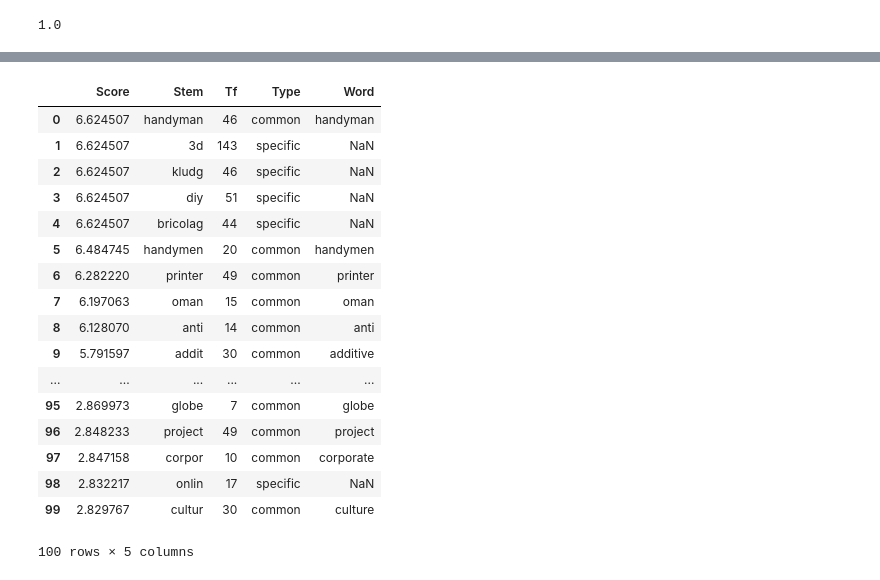
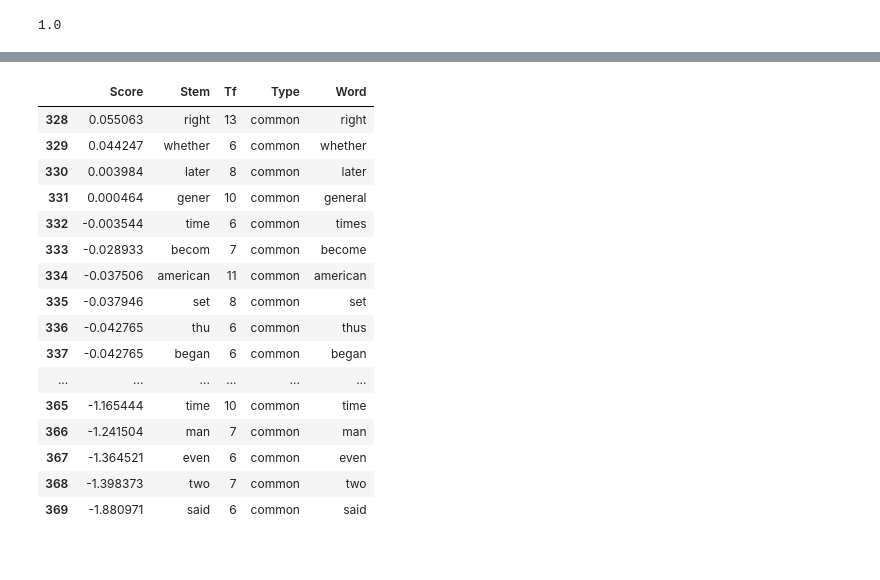
Before and after one commit to bulentozel/OpenMaker, a Jupyter notebook: Semantics/wopen_maker_langs.ipynb, the cells around one changed output, grey strips where cells are left out. Cells and saved outputs as stored; diff of their text form; code cells hidden in the pictures.

```diff
--- a/Semantics/wopen_maker_langs.ipynb
+++ b/Semantics/wopen_maker_langs.ipynb
@@ -803,24 +706,23 @@ df_makerness.head(20)
-# %%
-df_makerness.head(100)
-# %% [output]
-|  | Score | Stem | Tf | Type | Word |
-| 0 | 6.624507 | handyman | 46 | common | handyman |
-| 1 | 6.624507 | 3d | 143 | specific | NaN |
-| 2 | 6.624507 | kludg | 46 | specific | NaN |
-| 3 | 6.624507 | diy | 51 | specific | NaN |
-| 4 | 6.624507 | bricolag | 44 | specific | NaN |
-| 5 | 6.484745 | handymen | 20 | common | handymen |
-| 6 | 6.282220 | printer | 49 | common | printer |
-| 7 | 6.197063 | oman | 15 | common | oman |
-| 8 | 6.128070 | anti | 14 | common | anti |
-| 9 | 5.791597 | addit | 30 | common | additive |
-| ... | ... | ... | ... | ... | ... |
-| 95 | 2.869973 | globe | 7 | common | globe |
-| 96 | 2.848233 | project | 49 | common | project |
-| 97 | 2.847158 | corpor | 10 | common | corporate |
-| 98 | 2.832217 | onlin | 17 | specific | NaN |
-| 99 | 2.829767 | cultur | 30 | common | culture |
-100 rows × 5 columns
+# %%
+df_makerness.tail(42)
+# %% [output]
+|  | Score | Stem | Tf | Type | Word |
+| 328 | 0.055063 | right | 13 | common | right |
+| 329 | 0.044247 | whether | 6 | common | whether |
+| 330 | 0.003984 | later | 8 | common | later |
+| 331 | 0.000464 | gener | 10 | common | general |
+| 332 | -0.003544 | time | 6 | common | times |
+| 333 | -0.028933 | becom | 7 | common | become |
+| 334 | -0.037506 | american | 11 | common | american |
+| 335 | -0.037946 | set | 8 | common | set |
+| 336 | -0.042765 | thu | 6 | common | thus |
+| 337 | -0.042765 | began | 6 | common | began |
+| ... | ... | ... | ... | ... | ... |
+| 365 | -1.165444 | time | 10 | common | time |
+| 366 | -1.241504 | man | 7 | common | man |
+| 367 | -1.364521 | even | 6 | common | even |
+| 368 | -1.398373 | two | 7 | common | two |
+| 369 | -1.880971 | said | 6 | common | said |
 # %%
 OUTPUT_FOLDER = "./output/"
 csvfile_name = OUTPUT_FOLDER + "makerness_" + output_fname + ".csv"
```
Also changed, not shown: parts of 39 cells of this notebook, 3 other files.
